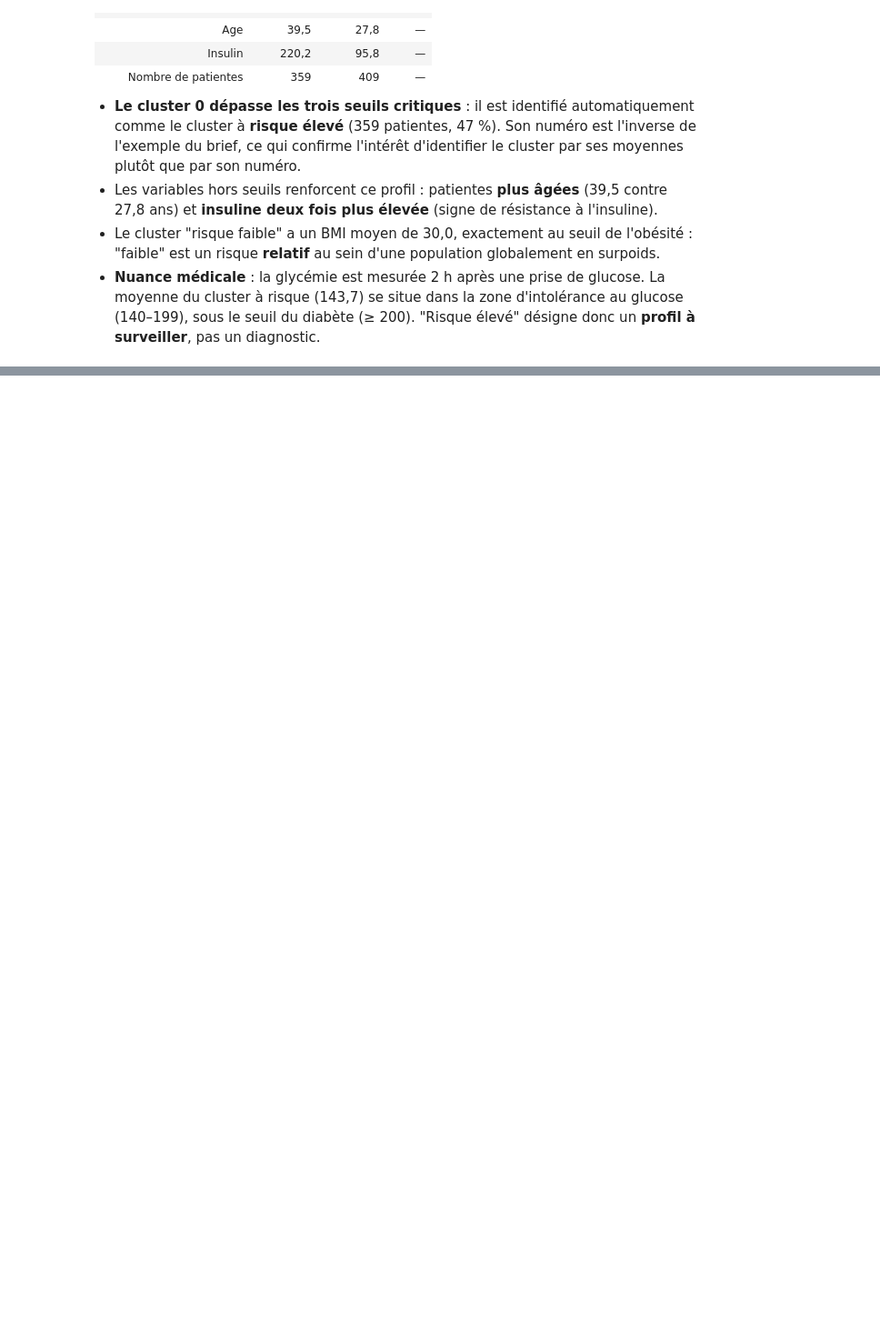
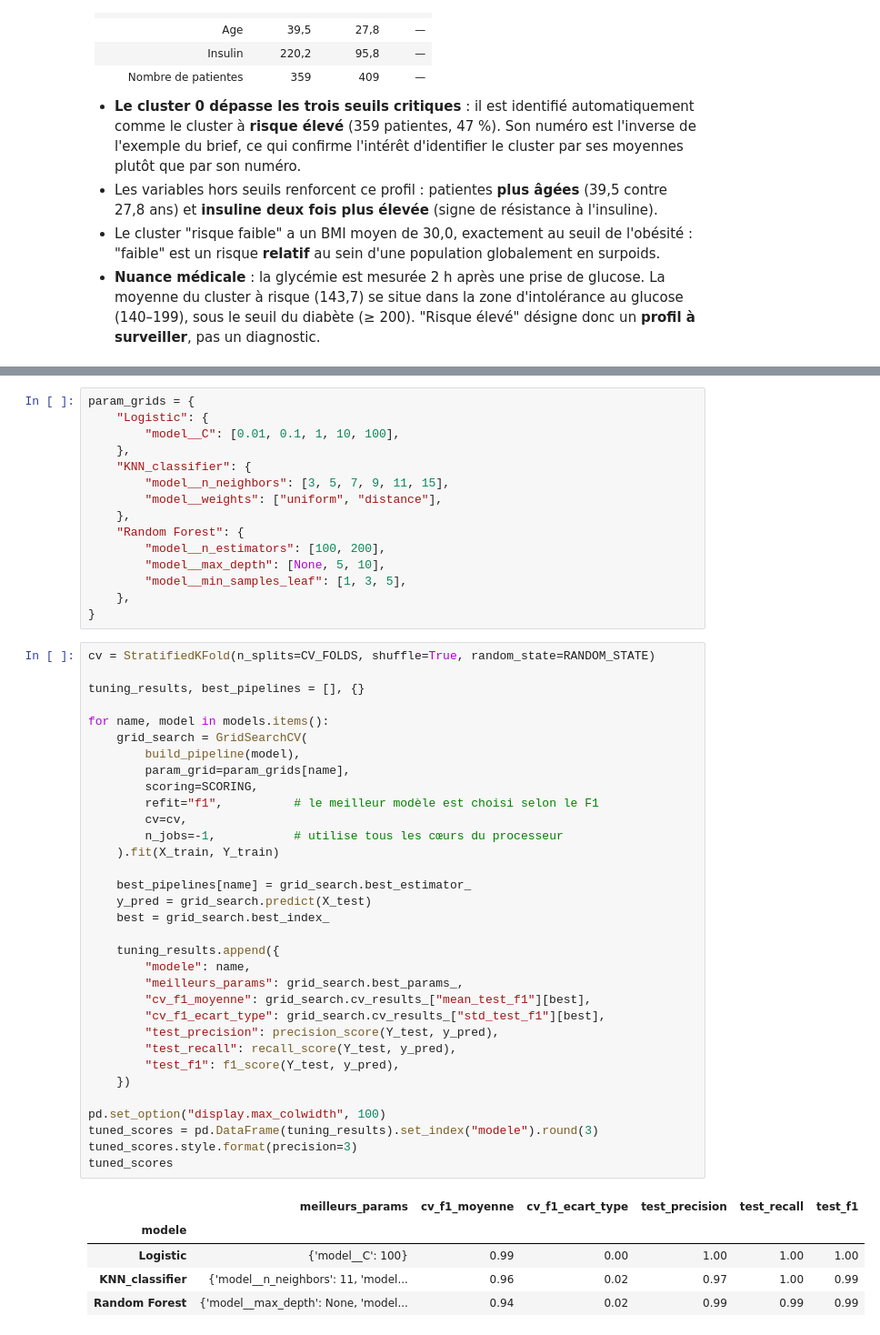
Before and after one commit to abdoelhadere-bit/Intelligent-Diabetes-Risk-Prediction-System, a Jupyter notebook: notebooks/01_eda_modeling.ipynb, the cells around one changed output, grey strips where cells are left out. Shown at 91% size. Drawn from its saved outputs; the diff is of its cells as text; blank space fills up the shorter version.

```diff
--- a/notebooks/01_eda_modeling.ipynb
+++ b/notebooks/01_eda_modeling.ipynb
@@ -844,0 +964,54 @@ Name: count, dtype: int64
+# %%
+param_grids = {
+    "Logistic": {
+        "model__C": [0.01, 0.1, 1, 10, 100],
+    },
+    "KNN_classifier": {
+        "model__n_neighbors": [3, 5, 7, 9, 11, 15],
+        "model__weights": ["uniform", "distance"],
+    },
+    "Random Forest": {
+        "model__n_estimators": [100, 200],
+        "model__max_depth": [None, 5, 10],
+        "model__min_samples_leaf": [1, 3, 5],
+    },
+}
+# %%
+cv = StratifiedKFold(n_splits=CV_FOLDS, shuffle=True, random_state=RANDOM_STATE)
+
+tuning_results, best_pipelines = [], {}
+
+for name, model in models.items():
+    grid_search = GridSearchCV(
+        build_pipeline(model),
+        param_grid=param_grids[name],
+        scoring=SCORING,
+        refit="f1",          # le meilleur modèle est choisi selon le F1
+        cv=cv,
+        n_jobs=-1,           # utilise tous les cœurs du processeur
+    ).fit(X_train, Y_train)
+
+    best_pipelines[name] = grid_search.best_estimator_
+    y_pred = grid_search.predict(X_test)
+    best = grid_search.best_index_
+
+    tuning_results.append({
+        "modele": name,
+        "meilleurs_params": grid_search.best_params_,
+        "cv_f1_moyenne": grid_search.cv_results_["mean_test_f1"][best],
+        "cv_f1_ecart_type": grid_search.cv_results_["std_test_f1"][best],
+        "test_precision": precision_score(Y_test, y_pred),
+        "test_recall": recall_score(Y_test, y_pred),
+        "test_f1": f1_score(Y_test, y_pred),
+    })
+
+pd.set_option("display.max_colwidth", 100)
+tuned_scores = pd.DataFrame(tuning_results).set_index("modele").round(3)
+tuned_scores.style.format(precision=3)
+tuned_scores
+# %% [output]
+|  | meilleurs_params | cv_f1_moyenne | cv_f1_ecart_type | test_precision | test_recall | test_f1 |
+| modele |  |  |  |  |  |  |
+| Logistic | {'model__C': 100} | 0.99 | 0.00 | 1.00 | 1.00 | 1.00 |
+| KNN_classifier | {'model__n_neighbors': 11, 'model... | 0.96 | 0.02 | 0.97 | 1.00 | 0.99 |
+| Random Forest | {'model__max_depth': None, 'model... | 0.94 | 0.02 | 0.99 | 0.99 | 0.99 |
```
Also changed, not shown: parts of 14 cells of this notebook, 1 other file.
